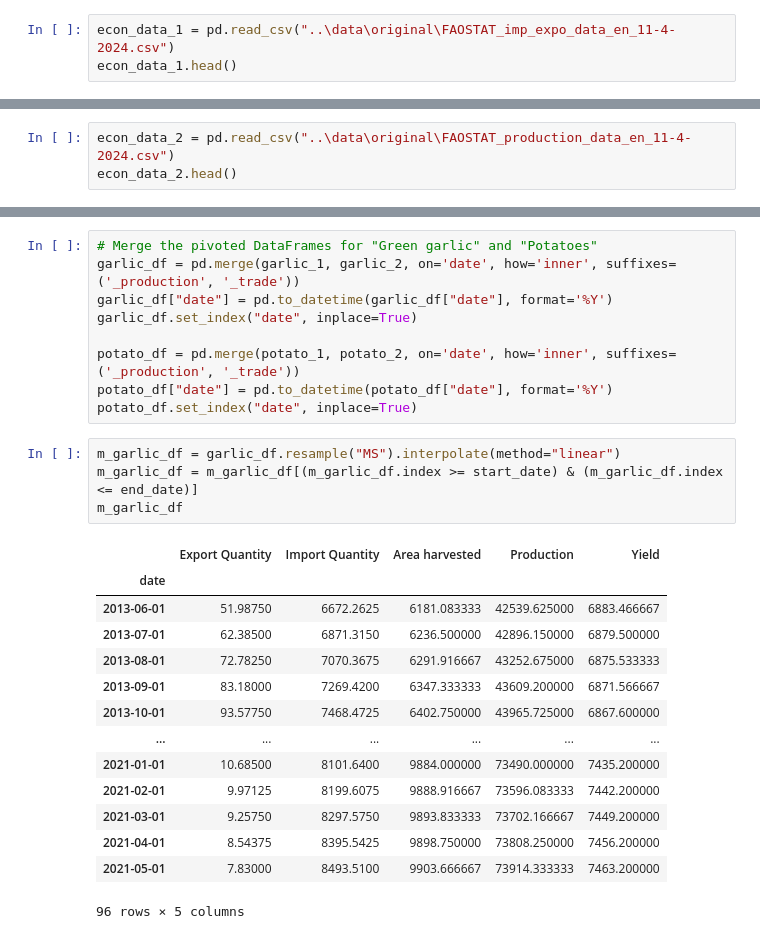
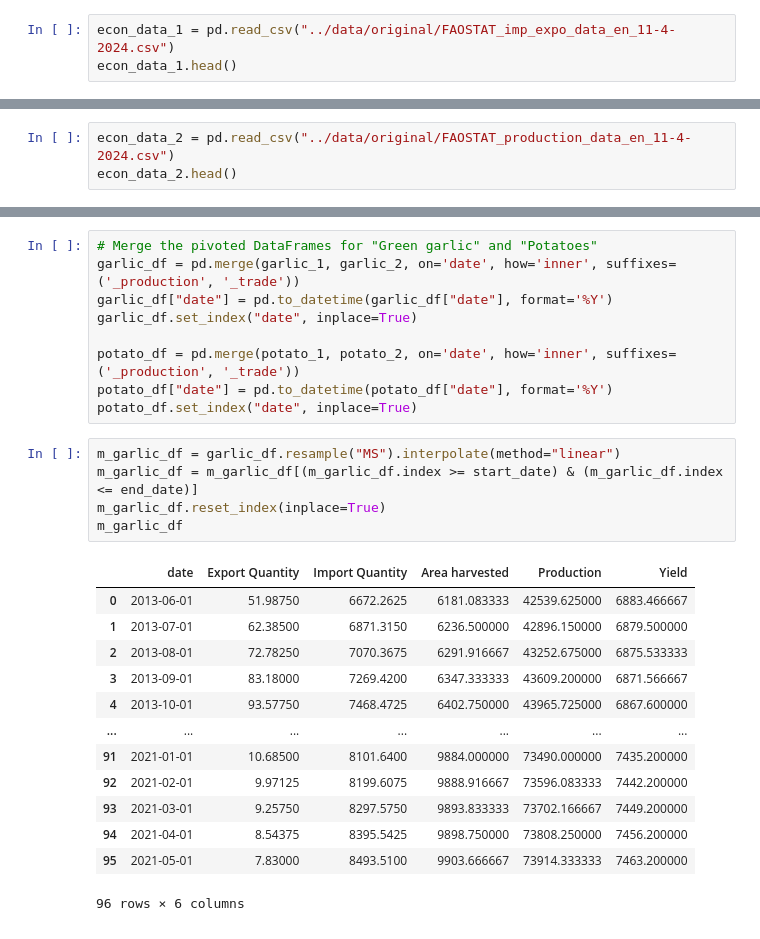
Before and after one commit to lukas-stamm/PAII, a Jupyter notebook: feature_selection/feature_collection.ipynb, the cells around one changed output, grey strips where cells are left out. Drawn from its saved outputs; the diff is of its cells as text.

```diff
--- a/feature_selection/feature_collection.ipynb
+++ b/feature_selection/feature_collection.ipynb
@@ -274,7 +275,7 @@ merged_df.to_csv("..\data\processed\m_features.csv", index=False)
 
 ---
 # %%
-econ_data_1 = pd.read_csv("..\data\original\FAOSTAT_imp_expo_data_en_11-4-2024.csv")
+econ_data_1 = pd.read_csv("../data/original/FAOSTAT_imp_expo_data_en_11-4-2024.csv")
 econ_data_1.head()
 # %% [output]
 |  | Domain Code | Domain | Area Code (M49) | Area | Element Code | Element | Item Code (CPC) | Item | ... |
@@ -284,7 +285,7 @@ econ_data_1.head()
 | 3 | TCL | Crops and livestock products | 524 | Nepal | 5910 | Export Quantity | 1252 | Green garlic | ... |
 | 4 | TCL | Crops and livestock products | 524 | Nepal | 5610 | Import Quantity | 1252 | Green garlic | ... |
 # %%
-econ_data_2 = pd.read_csv("..\data\original\FAOSTAT_production_data_en_11-4-2024.csv")
+econ_data_2 = pd.read_csv("../data/original/FAOSTAT_production_data_en_11-4-2024.csv")
 econ_data_2.head()
 # %% [output]
 |  | Domain Code | Domain | Area Code (M49) | Area | Element Code | Element | Item Code (CPC) | Item | ... |
@@ -340,22 +341,22 @@ potato_df.set_index("date", inplace=True)
 # %%
 m_garlic_df = garlic_df.resample("MS").interpolate(method="linear")
 m_garlic_df = m_garlic_df[(m_garlic_df.index >= start_date) & (m_garlic_df.index <= end_date)]
+m_garlic_df.reset_index(inplace=True)
 m_garlic_df
 # %% [output]
-|  | Export Quantity | Import Quantity | Area harvested | Production | Yield |
-| date |  |  |  |  |  |
-| 2013-06-01 | 51.98750 | 6672.2625 | 6181.083333 | 42539.625000 | 6883.466667 |
-| 2013-07-01 | 62.38500 | 6871.3150 | 6236.500000 | 42896.150000 | 6879.500000 |
-| 2013-08-01 | 72.78250 | 7070.3675 | 6291.916667 | 43252.675000 | 6875.533333 |
-| 2013-09-01 | 83.18000 | 7269.4200 | 6347.333333 | 43609.200000 | 6871.566667 |
-| 2013-10-01 | 93.57750 | 7468.4725 | 6402.750000 | 43965.725000 | 6867.600000 |
-| ... | ... | ... | ... | ... | ... |
-| 2021-01-01 | 10.68500 | 8101.6400 | 9884.000000 | 73490.000000 | 7435.200000 |
-| 2021-02-01 | 9.97125 | 8199.6075 | 9888.916667 | 73596.083333 | 7442.200000 |
-| 2021-03-01 | 9.25750 | 8297.5750 | 9893.833333 | 73702.166667 | 7449.200000 |
-| 2021-04-01 | 8.54375 | 8395.5425 | 9898.750000 | 73808.250000 | 7456.200000 |
-| 2021-05-01 | 7.83000 | 8493.5100 | 9903.666667 | 73914.333333 | 7463.200000 |
+|  | date | Export Quantity | Import Quantity | Area harvested | Production | Yield |
+| 0 | 2013-06-01 | 51.98750 | 6672.2625 | 6181.083333 | 42539.625000 | 6883.466667 |
+| 1 | 2013-07-01 | 62.38500 | 6871.3150 | 6236.500000 | 42896.150000 | 6879.500000 |
+| 2 | 2013-08-01 | 72.78250 | 7070.3675 | 6291.916667 | 43252.675000 | 6875.533333 |
+| 3 | 2013-09-01 | 83.18000 | 7269.4200 | 6347.333333 | 43609.200000 | 6871.566667 |
+| 4 | 2013-10-01 | 93.57750 | 7468.4725 | 6402.750000 | 43965.725000 | 6867.600000 |
+| ... | ... | ... | ... | ... | ... | ... |
+| 91 | 2021-01-01 | 10.68500 | 8101.6400 | 9884.000000 | 73490.000000 | 7435.200000 |
+| 92 | 2021-02-01 | 9.97125 | 8199.6075 | 9888.916667 | 73596.083333 | 7442.200000 |
+| 93 | 2021-03-01 | 9.25750 | 8297.5750 | 9893.833333 | 73702.166667 | 7449.200000 |
+| 94 | 2021-04-01 | 8.54375 | 8395.5425 | 9898.750000 | 73808.250000 | 7456.200000 |
+| 95 | 2021-05-01 | 7.83000 | 8493.5100 | 9903.666667 | 73914.333333 | 7463.200000 |
-96 rows × 5 columns
+96 rows × 6 columns
 # %%
 m_potato_df = potato_df.resample("MS").interpolate(method="linear")
 m_potato_df = m_potato_df[(m_potato_df.index >= start_date) & (m_potato_df.index <= end_date)]
```
Also changed, not shown: parts of 8 cells of this notebook, 6 other files.
